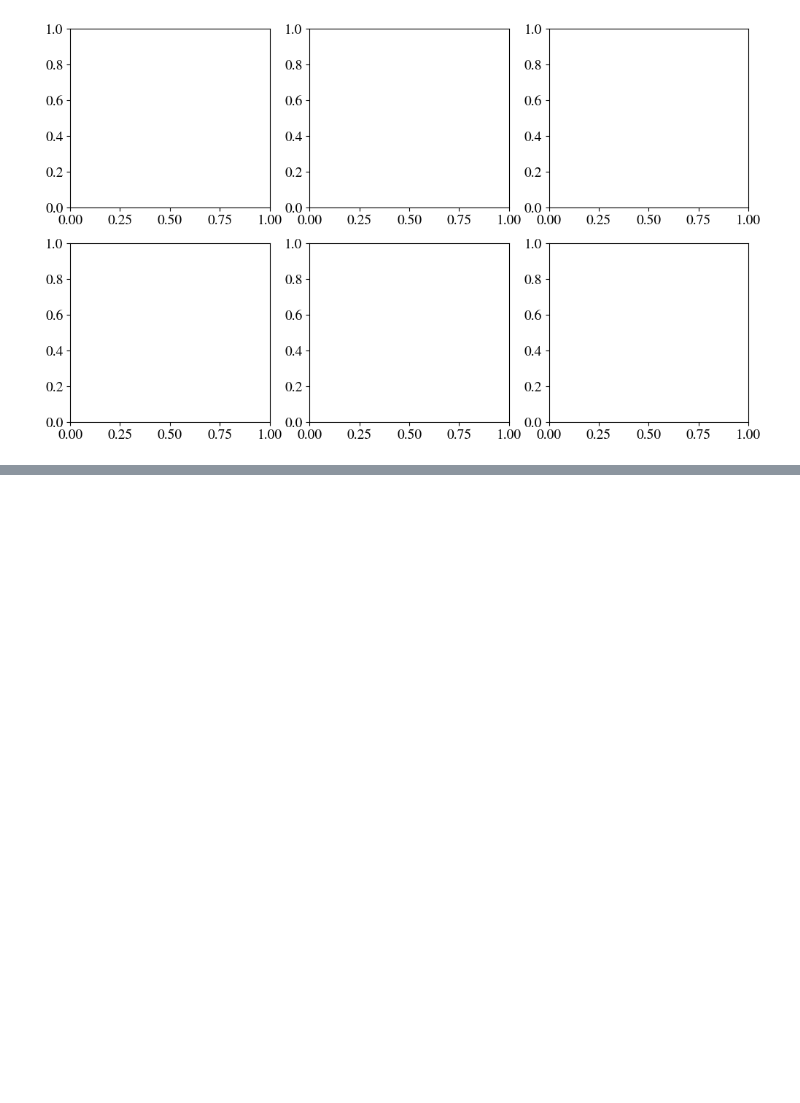
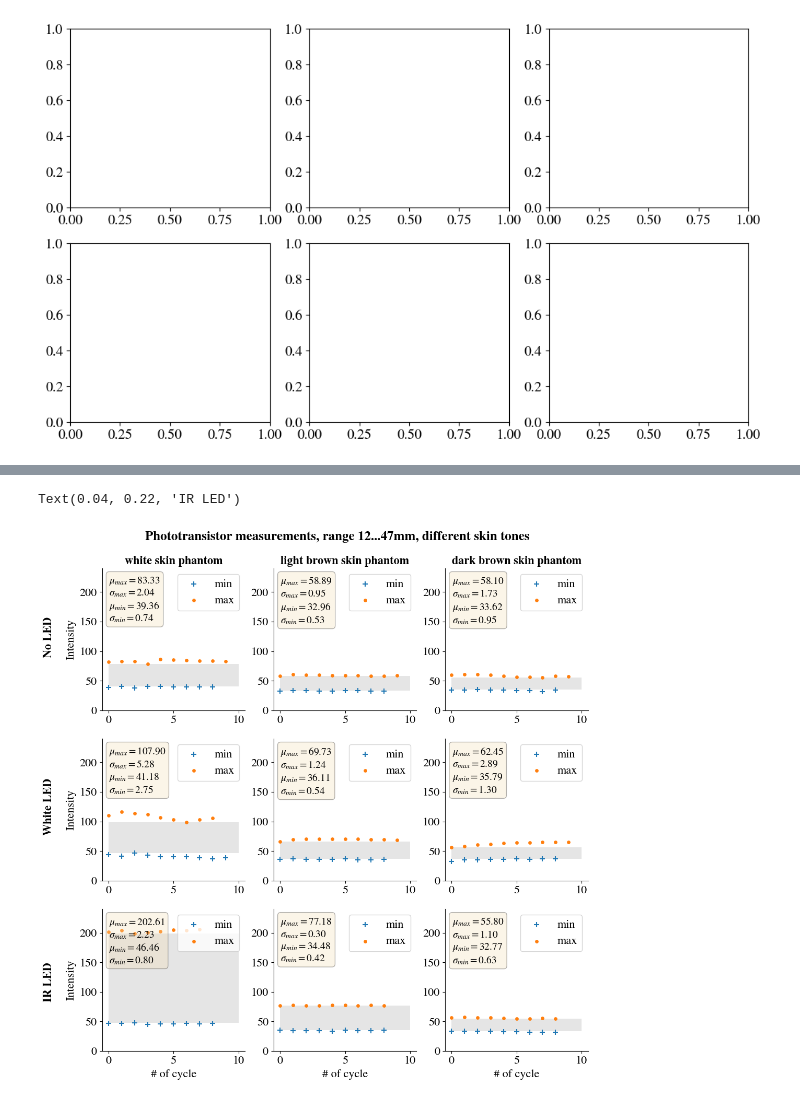
Before and after one commit to annnnna42/Arduino_KDC101_Control_and_Evaluation, a Jupyter notebook: merge/merge_plots.ipynb, the cells around one changed output, grey strips where cells are left out. Drawn from its saved outputs; the diff is of its cells as text; code cells hidden in the pictures; blank space fills up the shorter version.

```diff
--- a/merge/merge_plots.ipynb
+++ b/merge/merge_plots.ipynb
@@ -554,0 +555,62 @@ ValueError: could not convert string to float: '['
+# %%
+import seaborn as sns
+import matplotlib.patches as patches
+
+fig, axs = plt.subplots(3,3, figsize=(12,12))
+size = 60
+plt.rcParams['font.size'] = 16
+
+props = dict(boxstyle='round', facecolor='wheat', alpha=0.3)
+
+
+for i, ax in enumerate(axs.flatten()):
+    # frames = [file_index, pd_data, pd_min, pd_max]
+
+    textstr = '\n'.join((
+    r'$\mu_{max}=%.2f$' % (round(calcs[i][4], 2), ),
+    r'$\sigma_{max}=%.2f$' % (round(calcs[i][2], 2), ),
+    r'$\mu_{min}=%.2f$' % (round(calcs[i][3], 2), ),
+    r'$\sigma_{min}=%.2f$' % (round(calcs[i][1], 2), )))
+
+    # frames[i][1].avg
+    y_min_temp = np.array(list(frames[i][2].y_min))
+    y_max_temp = np.array(list(frames[i][3].y_max))
+
+    min_max = y_max_temp.min()
+    max_min = y_min_temp.max()
+
+    ax.add_patch(patches.Rectangle((0,max_min), 10,min_max-max_min ,linewidth=0, color='grey', alpha=0.20))
+
+    ax.text(0.05, 0.95, textstr, transform=ax.transAxes, fontsize=14,
+        verticalalignment='top', bbox=props)
+
+    ax.scatter(list(frames[i][2].index), list(frames[i][2].y_min), marker = '+', zorder = 2, s=size, label = 'min')
+    ax.scatter(list(frames[i][3].index), list(frames[i][3].y_max), marker = '.', zorder = 2, s=size, label = 'max')
+
+    ax.legend(loc="upper right")
+
+    ax.set_ylim([0,240])
+
+    sns.despine()
+
+# # set labels
+axs[0,0].set(ylabel='Intensity')
+axs[1,0].set(ylabel='Intensity')
+axs[2,0].set(ylabel='Intensity',xlabel='# of cycle')
+axs[2,1].set(xlabel='# of cycle')
+axs[2,2].set(xlabel='# of cycle')
+
+
+# # set titles
+axs[0,0].set_title('white skin phantom', weight='bold', fontsize=16)
+axs[0,1].set_title('light brown skin phantom', weight='bold', fontsize=16)
+axs[0,2].set_title('dark brown skin phantom', weight='bold', fontsize=16)
+
+fig.text(0.5, 0.93, 'Phototransistor measurements, range 12...47mm, different skin tones', va='center', ha='center', rotation='horizontal', fontsize=18, weight='bold')
+
+fig.text(0.04, 0.77, 'No LED', va='center', ha='center', rotation='vertical', fontsize=16, weight='bold')
+fig.text(0.04, 0.5, 'White LED', va='center', ha='center', rotation='vertical', fontsize=16, weight='bold')
+fig.text(0.04, 0.22, 'IR LED', va='center', ha='center', rotation='vertical', fontsize=16, weight='bold')
+# %% [output]
+Text(0.04, 0.22, 'IR LED')
+[figure, added]
```
Also changed, not shown: parts of 7 cells of this notebook.
